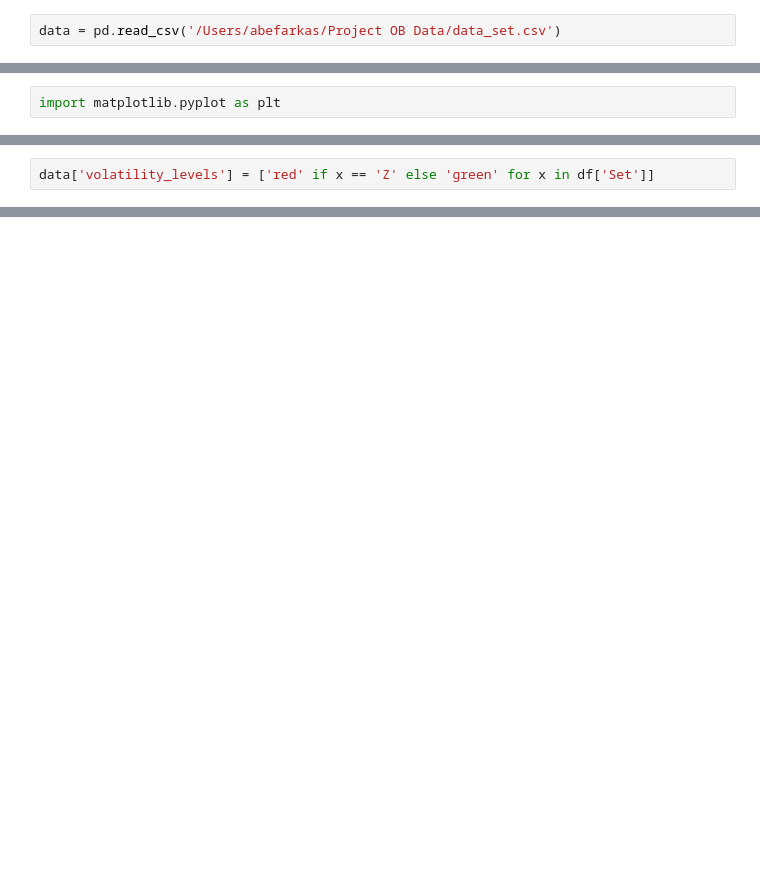
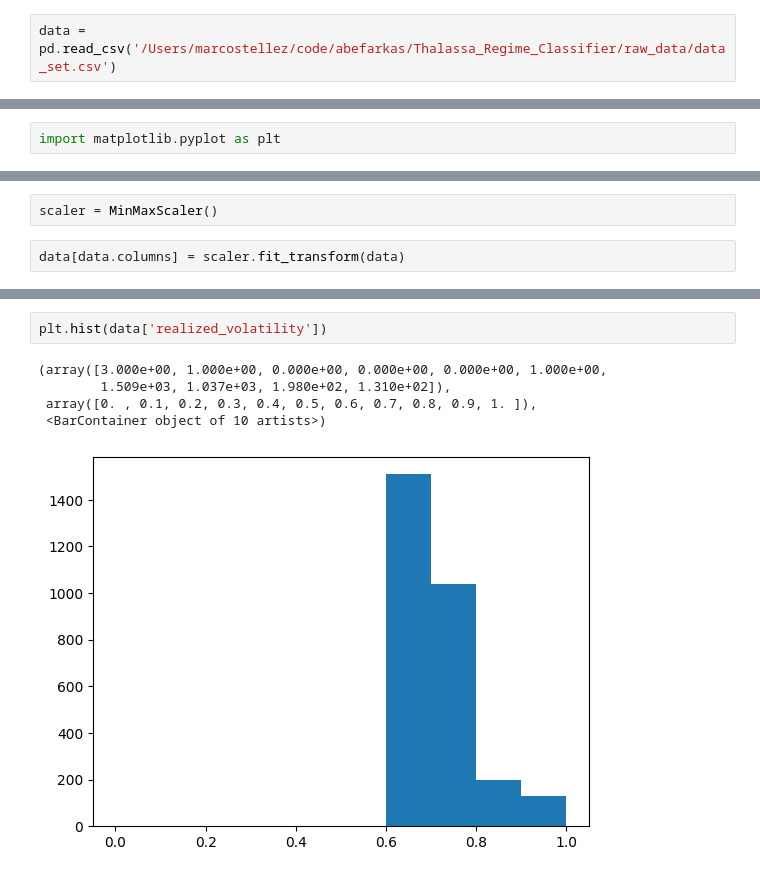
Before and after one commit to abefarkas/Thalassa_Regime_Classifier, a Jupyter notebook: Updated_Data.ipynb, the cells around one changed output, grey strips where cells are left out. Saved outputs shown, nothing was run; the diff lists cells and outputs as text; blank space fills up the shorter version.

```diff
--- a/Updated_Data.ipynb
+++ b/Updated_Data.ipynb
@@ -2,7 +2,7 @@
 import pandas as pd
 import numpy as np
 # %%
-data = pd.read_csv('/Users/abefarkas/Project OB Data/data_set.csv')
+data = pd.read_csv('/Users/marcostellez/code/abefarkas/Thalassa_Regime_Classifier/raw_data/data_set.csv')
 # %%
 data.head()
 # %% [output]
@@ -222,2 +215,0 @@ data['realized_volatility'].describe()
-# %%
-data['volatility_levels'] = ['red' if x == 'Z' else 'green' for x in df['Set']]
@@ -223,0 +220,4 @@ data['volatility_levels'] = ['red' if x == 'Z' else 'green' for x in df['Set']]
+# %%
+scaler = MinMaxScaler()
+# %%
+data[data.columns] = scaler.fit_transform(data)
@@ -223,0 +241,8 @@ data['volatility_levels'] = ['red' if x == 'Z' else 'green' for x in df['Set']]
+# %%
+plt.hist(data['realized_volatility'])
+# %% [output]
+(array([3.000e+00, 1.000e+00, 0.000e+00, 0.000e+00, 0.000e+00, 1.000e+00,
+        1.509e+03, 1.037e+03, 1.980e+02, 1.310e+02]),
+ array([0. , 0.1, 0.2, 0.3, 0.4, 0.5, 0.6, 0.7, 0.8, 0.9, 1. ]),
+ <BarContainer object of 10 artists>)
+[figure, added]
```
Also changed, not shown: parts of 29 cells of this notebook.
